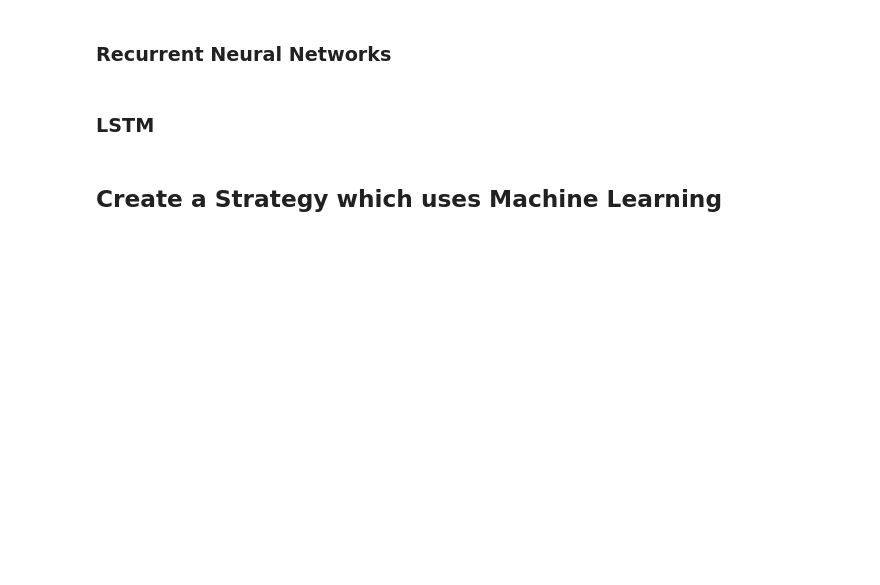
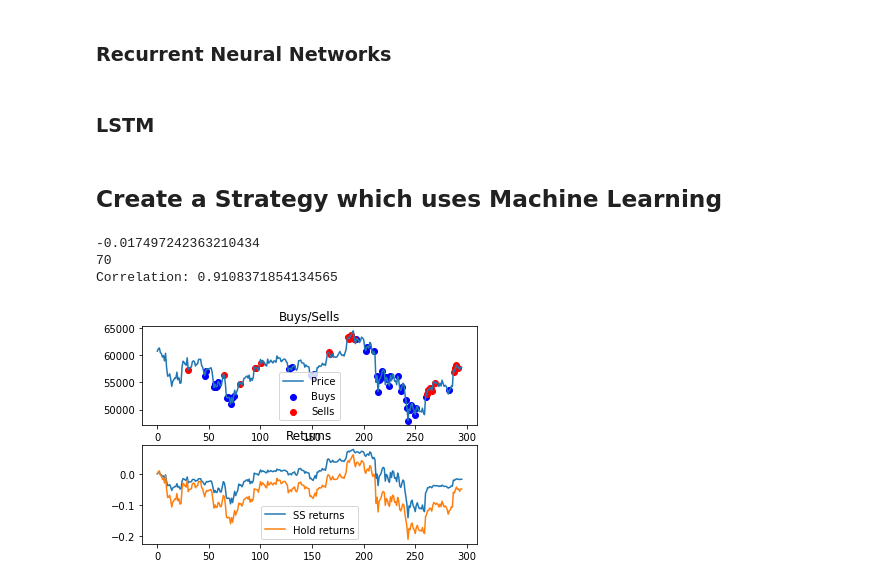
Before and after one commit to Sergeytata/Data-Science-Small-Tutorial, a Jupyter notebook: for_noobs_with_love.ipynb, the cells around one changed output. Cells and saved outputs as stored; diff of their text form; code cells hidden in the pictures; blank space fills up the shorter version.

Commit message:
ML strategy implemented

```diff
--- a/for_noobs_with_love.ipynb
+++ b/for_noobs_with_love.ipynb
@@ -445 +468,41 @@ class MLStrategy():
             return 0
+# %%
+# Test your ML strategy
+# create your backtest
+balance_counter =  100
+w1 = 1
+bt = Backtest(balance_counter*w1, order_volume_prop=0.2)
+
+# read your tickers
+# tickers = pd.read_csv('BTCUSDT_4h.csv')
+#slice tickers
+# tickers = tickers[-400:]
+# tickers = tickers.reset_index()
+
+tickers = pd.DataFrame({})
+tickers['close'] = X_test['prev_price1']
+N = len(tickers)
+ml_strategy = MLStrategy(model, nn=True)
+# random_strategy = Random_Strategy()
+
+
+for i in range(N):
+    # signal = signals[i]
+    ticker = tickers.iloc[i]
+    # print(ticker)
+    signal = ml_strategy.get_signal(ticker)
+    # print(signal)
+    bt.run(ticker,signal)
+
+
+print(bt.get_return())
+print((bt.total_trades()))
+# computes correlation between trading returns and hold
+print('Correlation: {}'.format(bt.get_correlation()))
+fig = bt.visualise()
+plt.show()
+# %% [output]
+-0.017497242363210434
+70
+Correlation: 0.9108371854134565
+[figure, added]
```
Also changed, not shown: parts of 5 cells of this notebook.
